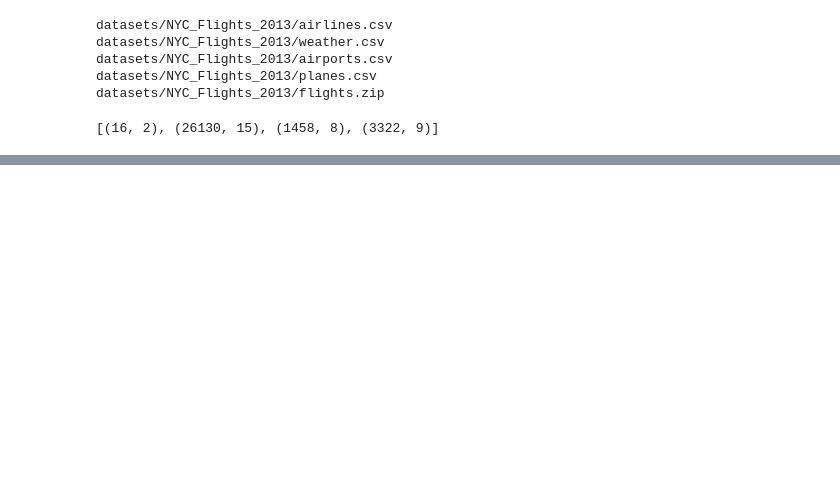
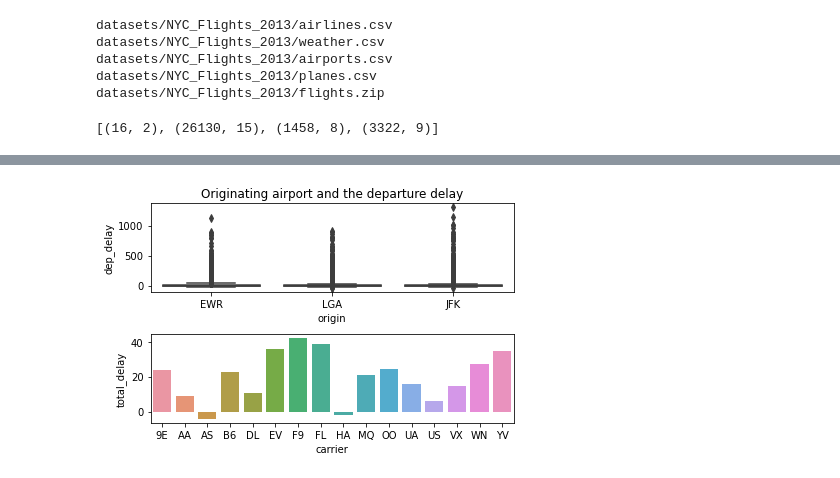
Before and after one commit to anita-owens/Data-with-Python, a Jupyter notebook: Data Analysis with pandas.ipynb, the cells around one changed output, grey strips where cells are left out. Cells and saved outputs as stored; diff of their text form; code cells hidden in the pictures; blank space fills up the shorter version.

```diff
--- a/Data Analysis with pandas.ipynb
+++ b/Data Analysis with pandas.ipynb
@@ -140,0 +165,4 @@ plt.show()
+# %%
+# Mean total_delay by carrier
+tdel_car = flights.groupby('carrier')['total_delay'].mean().reset_index()
+print(tdel_car)
@@ -140,0 +209,16 @@ plt.show()
+# %%
+# Create a figure
+fig, (ax1, ax2) = plt.subplots(2,1)
+
+# Boxplot and barplot in the axes
+sns.boxplot(x='origin', y='dep_delay', data=flights, ax=ax1)
+sns.barplot(x='carrier', y='total_delay', data=tdel_car, ax=ax2)
+
+# Label axes
+ax1.set_title('Originating airport and the departure delay')
+
+# Use tight_layout() so the plots don't overlap
+fig.tight_layout()
+plt.show()
+# %% [output]
+[figure, added]
```
Also changed, not shown: parts of 30 cells of this notebook, 2 other files.
